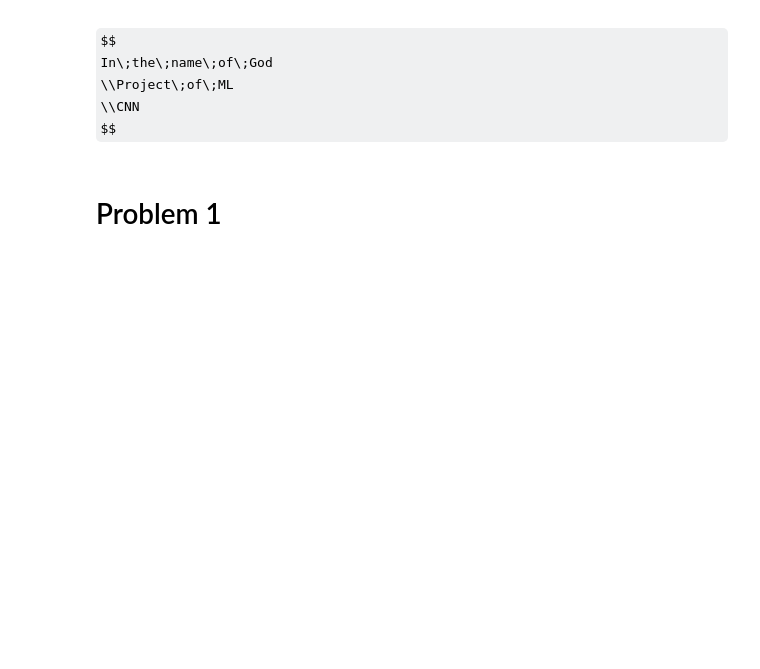
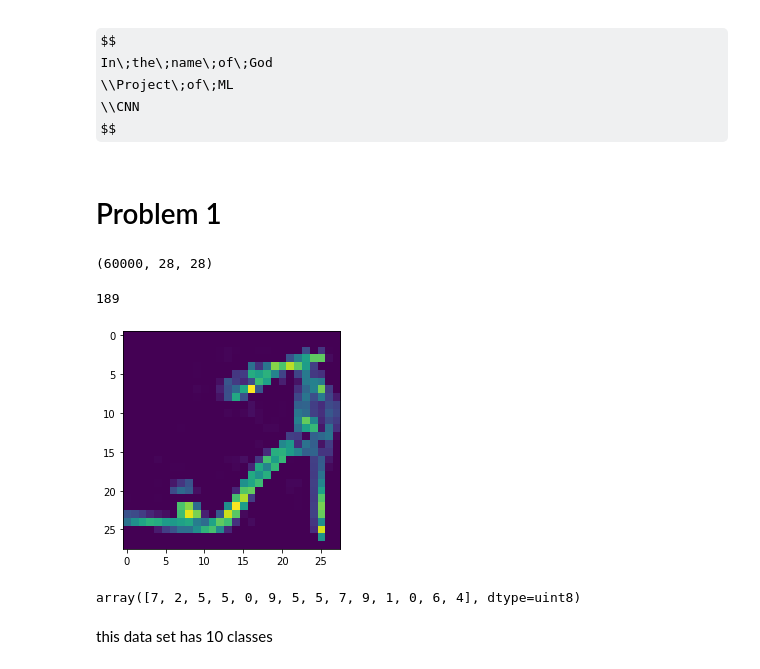
Before and after one commit to garfield-gray/NeuralNetwork, a Jupyter notebook: CNN.ipynb, the cells around one changed output. Drawn from its saved outputs; the diff is of its cells as text; code cells hidden in the pictures; some formulas as TeX source; blank space fills up the shorter version.

```diff
--- a/CNN.ipynb
+++ b/CNN.ipynb
@@ -14,2 +17,23 @@ import numpy as np
 # %%
 (X_train,Y_train), (X_test, Y_test) = tf.keras.datasets.fashion_mnist.load_data()
+# %%
+X_train.shape
+# it's literally a tensor=)
+# %% [output]
+(60000, 28, 28)
+# %%
+X_train[0][16][8]
+# %% [output]
+189
+# %%
+#to see how inputs look like:
+plt.imshow(X_train[8], interpolation='nearest')
+plt.show()
+# %% [output]
+[figure, added]
+# %%
+Y_train[6:20]
+# %% [output]
+array([7, 2, 5, 5, 0, 9, 5, 5, 7, 9, 1, 0, 6, 4], dtype=uint8)
+# %% [markdown]
+this data set has 10 classes
```
Also changed, not shown: parts of 9 cells of this notebook.
